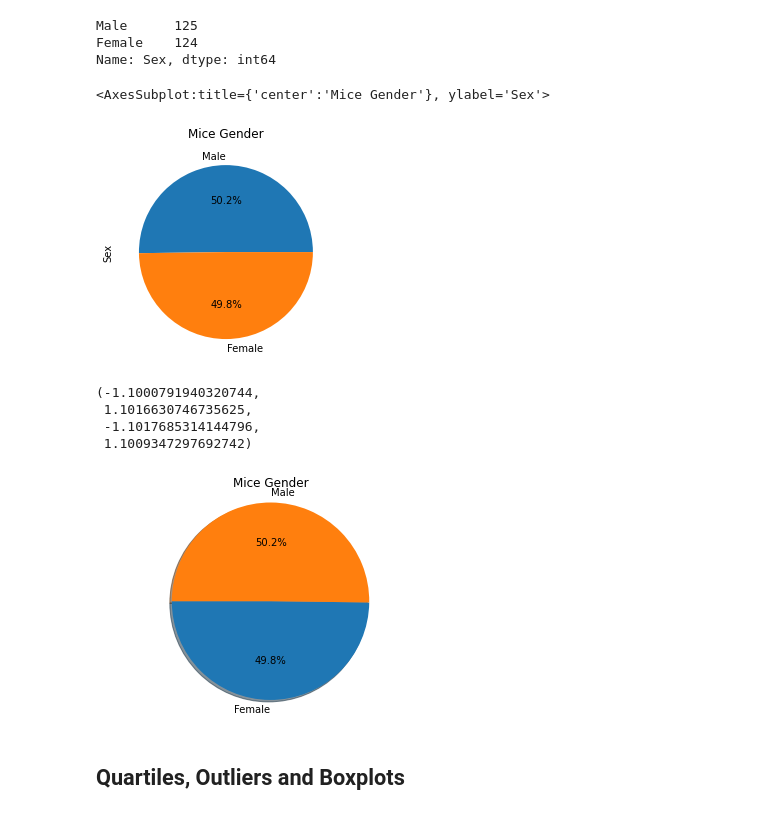
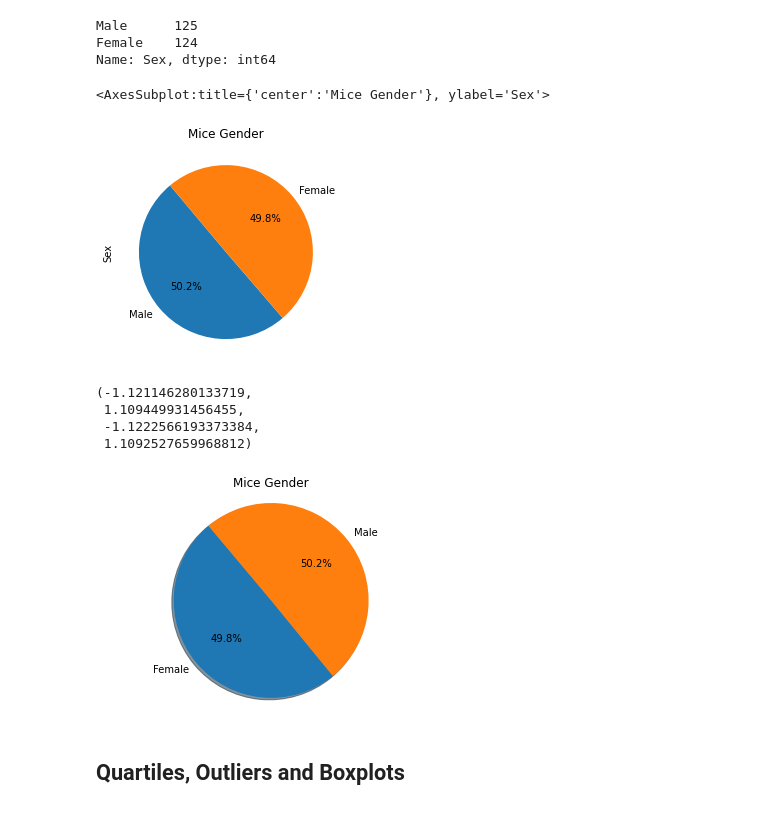
Before and after one commit to amunyhub/matplot-assignment, a Jupyter notebook: pymaceuticals_starter.ipynb, the cells around one changed output. Cells and saved outputs as stored; diff of their text form; code cells hidden in the pictures.

```diff
--- a/pymaceuticals_starter.ipynb
+++ b/pymaceuticals_starter.ipynb
@@ -233,10 +233,10 @@ Name: Sex, dtype: int64
 # %%
 #Setup DF for pandas
 
-gender_mice.plot.pie(y='Gender',autopct="%1.1f%%",title = "Mice Gender")
+gender_mice.plot.pie(y='Gender',autopct="%1.1f%%",title = "Mice Gender",startangle=130)
 # %% [output]
 <AxesSubplot:title={'center':'Mice Gender'}, ylabel='Sex'>
-[figure, old version]
+[figure, new version]
 # %%
 # Generate a pie plot showing the distribution of female versus male mice using pyplot
 labels=["Female","Male"]
@@ -244,14 +244,14 @@ count=[124,125]
 
 plt.title("Mice Gender")
 
-plt.pie(count,labels=labels,autopct="%1.1f%%", shadow=True, startangle=180)
+plt.pie(count,labels=labels,autopct="%1.1f%%", shadow=True, startangle=130)
 plt.axis("equal")
 # %% [output]
-(-1.1000791940320744,
- 1.1016630746735625,
- -1.1017685314144796,
- 1.1009347297692742)
+(-1.121146280133719,
+ 1.109449931456455,
+ -1.1222566193373384,
+ 1.1092527659968812)
-[figure, old version]
+[figure, new version]
 # %% [markdown]
 ## Quartiles, Outliers and Boxplots
 # %%
```
Also changed, not shown: parts of 11 cells of this notebook.
